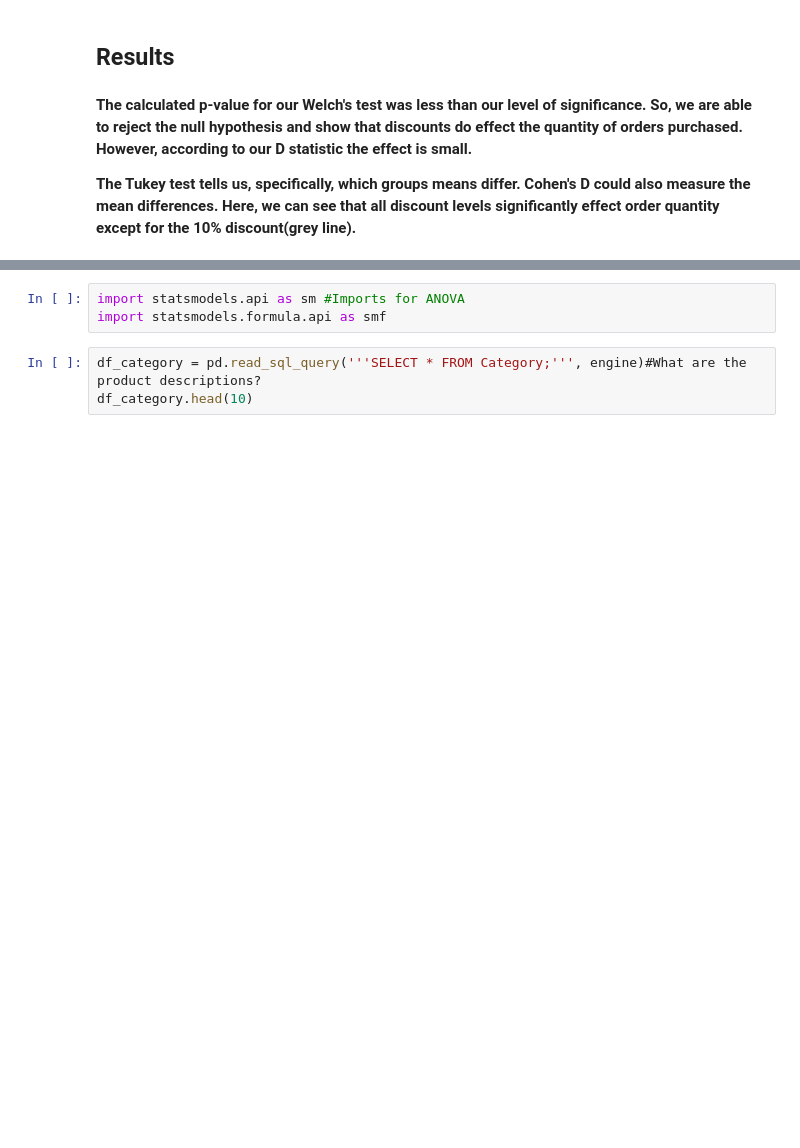
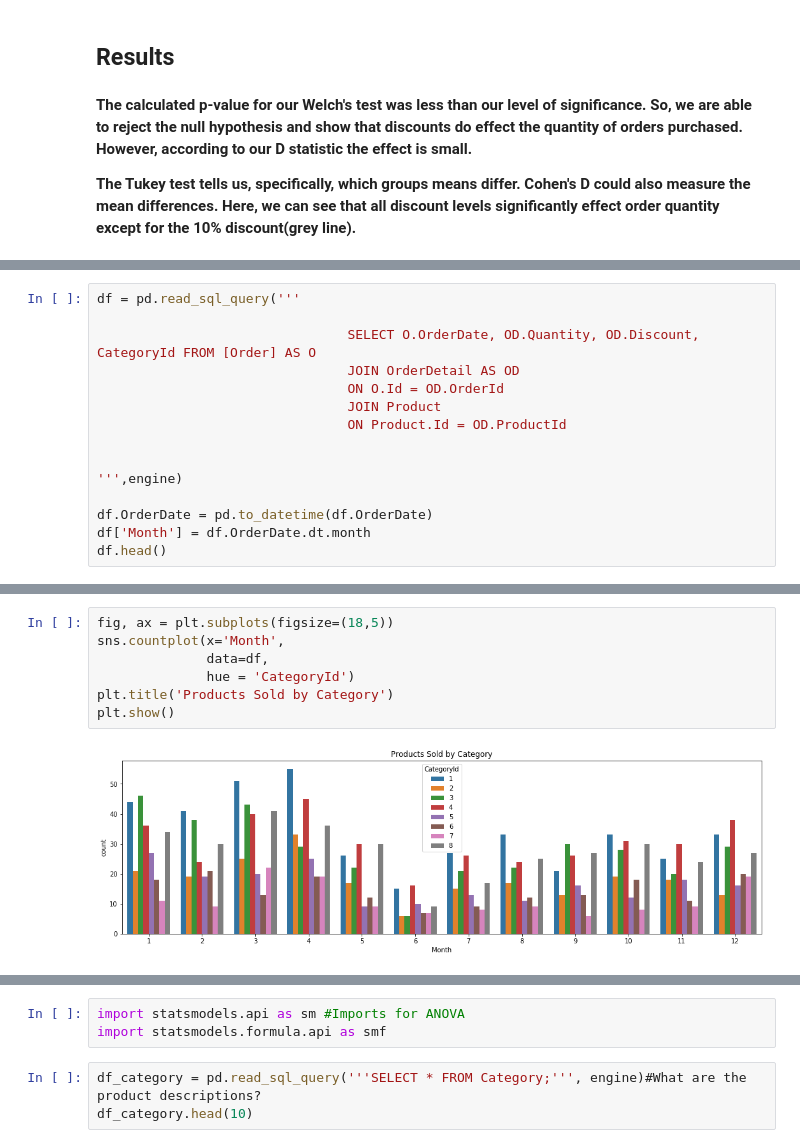
Before and after one commit to Amberlynnyandow/dsc-2-final-project-online-ds-ft-021119, a Jupyter notebook: Finished_Mod2_project.ipynb, the cells around one changed output, grey strips where cells are left out. Cells and saved outputs as stored; diff of their text form; blank space fills up the shorter version.

```diff
--- a/Finished_Mod2_project.ipynb
+++ b/Finished_Mod2_project.ipynb
@@ -263,0 +266,15 @@ mc_results.plot_simultaneous(comparison_name=0.0, figsize=(6,4),
+# %%
+df = pd.read_sql_query('''
+
+                                SELECT O.OrderDate, OD.Quantity, OD.Discount, CategoryId FROM [Order] AS O
+                                JOIN OrderDetail AS OD
+                                ON O.Id = OD.OrderId
+                                JOIN Product
+                                ON Product.Id = OD.ProductId
+
+
+''',engine)
+
+df.OrderDate = pd.to_datetime(df.OrderDate)
+df['Month'] = df.OrderDate.dt.month
+df.head()
@@ -264 +288,10 @@ mc_results.plot_simultaneous(comparison_name=0.0, figsize=(6,4),
+# %%
+fig, ax = plt.subplots(figsize=(18,5))
+sns.countplot(x='Month',
+              data=df,
+              hue = 'CategoryId')
+plt.title('Products Sold by Category')
+plt.show()
+# %% [output]
+[figure, added]
 # %% [markdown]
```
Also changed, not shown: parts of 4 cells of this notebook.
